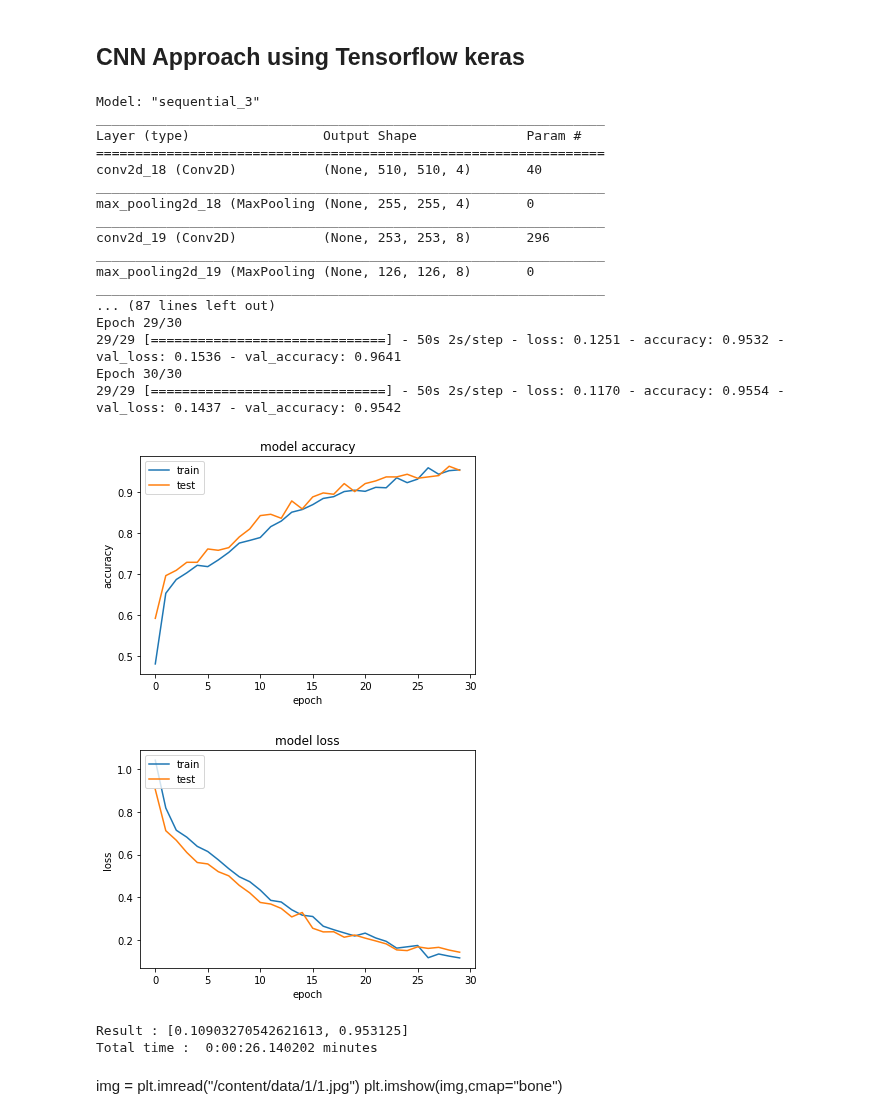
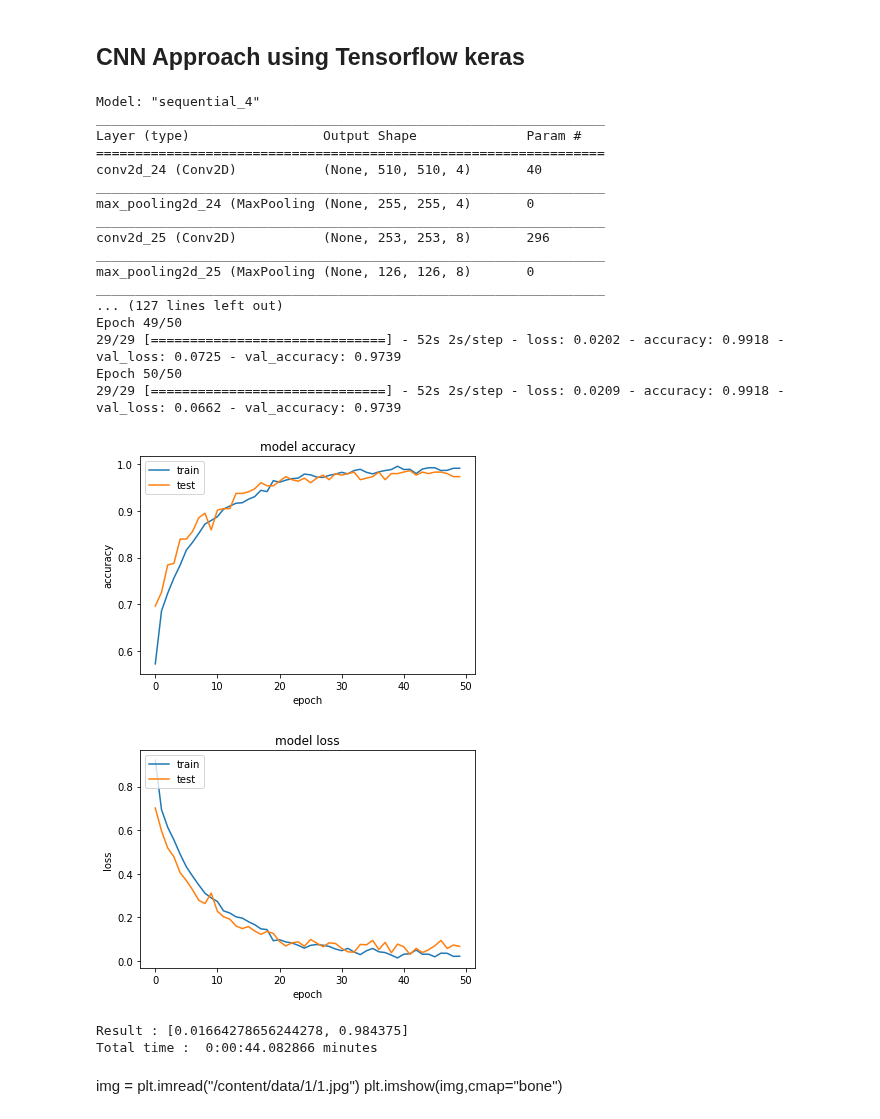
Before and after one commit to PadmarajBhat/Machine-Learning, a Jupyter notebook: BrainTumorClassification.ipynb, the cells around one changed output. Cells and saved outputs as stored; diff of their text form; code cells hidden in the pictures.

Commit message:
more epochs resulted in over fitting

```diff
--- a/BrainTumorClassification.ipynb
+++ b/BrainTumorClassification.ipynb
@@ -1120,53 +1120,53 @@ def CNN():
 
   history = model.fit_generator(training_data
                                 ,validation_data=validation_data
-                                ,epochs=30
+                                ,epochs=50
                                 ,use_multiprocessing=True
                                 )
   # summarize history for accuracy
   plt.plot(history.history['accuracy'])
   plt.plot(history.history['val_accuracy'])
   plt.title('model accuracy')
   plt.ylabel('accuracy')
   plt.xlabel('epoch')
   plt.legend(['train', 'test'], loc='upper left')
   plt.show()
   # summarize history for loss
   plt.plot(history.history['loss'])
   plt.plot(history.history['val_loss'])
   plt.title('model loss')
   plt.ylabel('loss')
   plt.xlabel('epoch')
   plt.legend(['train', 'test'], loc='upper left')
   plt.show()
 
   result = model.evaluate_generator(testing_data,steps=1)
   print("Result :", result)
   print("Total time : ", (datetime.datetime.now()-time_start)//60, "minutes")
 
 CNN()
 # %% [output]
-Model: "sequential_3"
+Model: "sequential_4"
 _________________________________________________________________
 Layer (type)                 Output Shape              Param #
 =================================================================
-conv2d_18 (Conv2D)           (None, 510, 510, 4)       40
+conv2d_24 (Conv2D)           (None, 510, 510, 4)       40
 _________________________________________________________________
-max_pooling2d_18 (MaxPooling (None, 255, 255, 4)       0
+max_pooling2d_24 (MaxPooling (None, 255, 255, 4)       0
 _________________________________________________________________
-conv2d_19 (Conv2D)           (None, 253, 253, 8)       296
+conv2d_25 (Conv2D)           (None, 253, 253, 8)       296
 _________________________________________________________________
-max_pooling2d_19 (MaxPooling (None, 126, 126, 8)       0
+max_pooling2d_25 (MaxPooling (None, 126, 126, 8)       0
 _________________________________________________________________
-... (87 lines left out)
-Epoch 29/30
-29/29 [==============================] - 50s 2s/step - loss: 0.1251 - accuracy: 0.9532 - val_loss: 0.1536 - val_accuracy: 0.9641
-Epoch 30/30
-29/29 [==============================] - 50s 2s/step - loss: 0.1170 - accuracy: 0.9554 - val_loss: 0.1437 - val_accuracy: 0.9542
+... (127 lines left out)
+Epoch 49/50
+29/29 [==============================] - 52s 2s/step - loss: 0.0202 - accuracy: 0.9918 - val_loss: 0.0725 - val_accuracy: 0.9739
+Epoch 50/50
+29/29 [==============================] - 52s 2s/step - loss: 0.0209 - accuracy: 0.9918 - val_loss: 0.0662 - val_accuracy: 0.9739
-[figure, old version]
+[figure, new version]
-[figure, old version]
+[figure, new version]
-Result : [0.10903270542621613, 0.953125]
-Total time :  0:00:26.140202 minutes
+Result : [0.01664278656244278, 0.984375]
+Total time :  0:00:44.082866 minutes
 # %% [markdown]
 img = plt.imread("/content/data/1/1.jpg")
 plt.imshow(img,cmap="bone")
```
Also changed, not shown: parts of 1 cell of this notebook.
